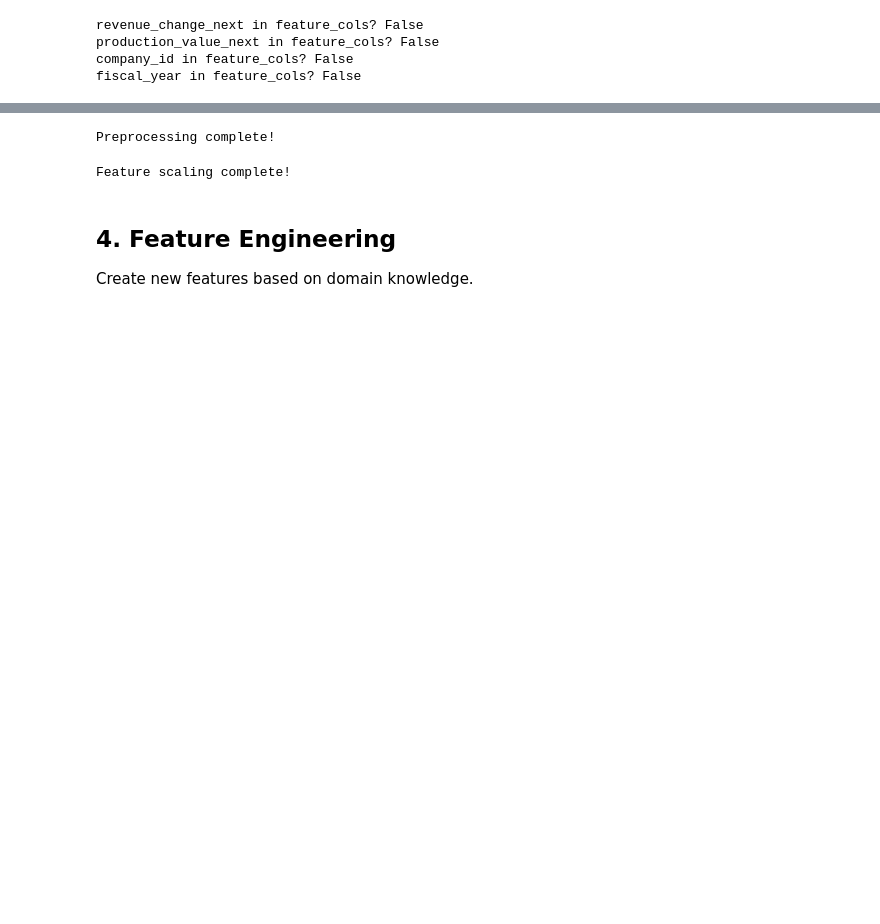
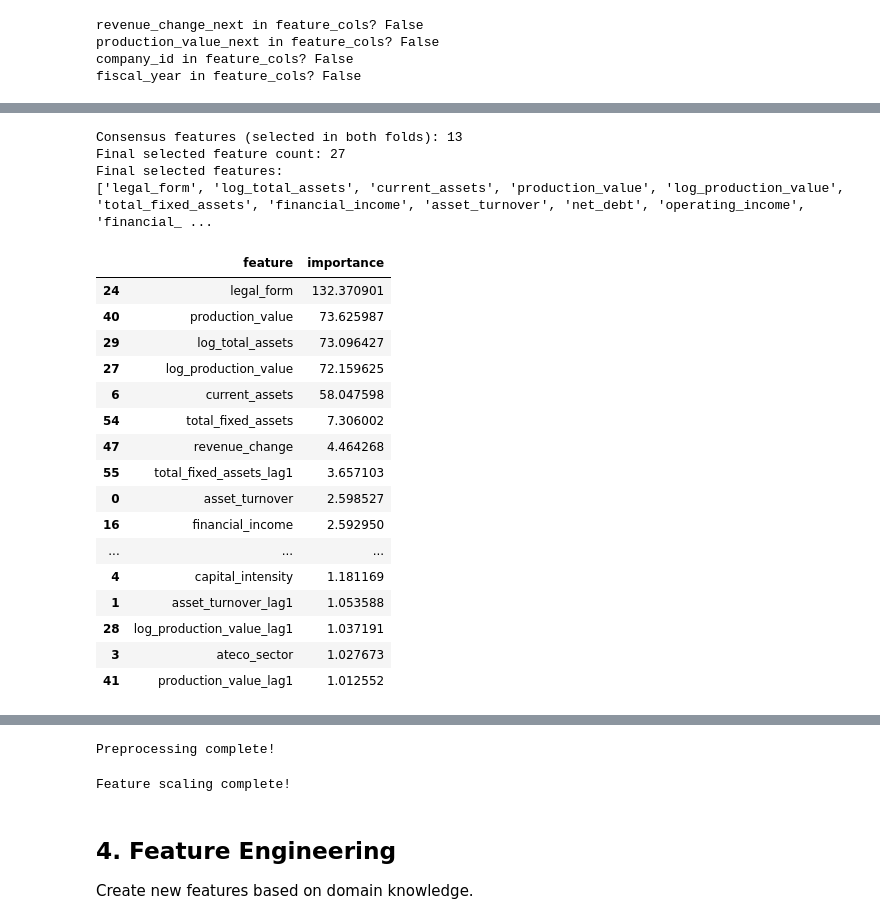
Before and after one commit to KorayAydin3k/Expert_AI_project, a Jupyter notebook: notebook/starter_template_2.ipynb, the cells around one changed output, grey strips where cells are left out. Cells and saved outputs as stored; diff of their text form; code cells hidden in the pictures; blank space fills up the shorter version.

```diff
--- a/notebook/starter_template_2.ipynb
+++ b/notebook/starter_template_2.ipynb
@@ -711,6 +818,13 @@ model_df['high_growth_flag'] = (model_df['revenue_change'] > 100).astype(int)
 model_df['negative_growth_flag'] = (model_df['revenue_change'] < 0).astype(int)
 model_df['extreme_growth_flag'] = (model_df['revenue_change'] > 200).astype(int)
 model_df['extreme_decline_flag'] = (model_df['revenue_change'] < -50).astype(int)
+
+# Explicit extreme-event dummies requested for -50% / 200% thresholds
+model_df['rev_decline_below_m50_dummy'] = (model_df['revenue_change'] < -50).astype(int)
+model_df['rev_growth_above_200_dummy'] = (model_df['revenue_change'] > 200).astype(int)
+model_df['rev_extreme_event_dummy'] = (
+    (model_df['revenue_change'] < -50) | (model_df['revenue_change'] > 200)
+).astype(int)
 
 # Lag features for important financial variables
 
@@ -1048,0 +1461,57 @@ fiscal_year in feature_cols? False
+# %%
+# Build a final feature set from fold-wise results
+all_importances = pd.concat(fold_importances, axis=0, ignore_index=True)
+avg_importance = (
+    all_importances.groupby('feature', as_index=False)['importance']
+    .mean()
+    .sort_values('importance', ascending=False)
+)
+
+feature_freq = pd.Series(
+    [f for fs in selected_features_by_fold.values() for f in fs]
+).value_counts()
+
+# Consensus = selected in both folds
+consensus_features = feature_freq[feature_freq >= 2].index.tolist()
+
+# If consensus is small, backfill by average permutation importance
+if best_k_by_fold:
+    target_final_k = int(np.median(list(best_k_by_fold.values())))
+else:
+    target_final_k = 35
+
+if len(consensus_features) < min(20, target_final_k):
+    ranked = avg_importance['feature'].tolist()
+    merged = list(dict.fromkeys(consensus_features + ranked))
+    final_feature_cols = merged[:max(target_final_k, 20)]
+else:
+    final_feature_cols = consensus_features[:target_final_k]
+
+print(f"Consensus features (selected in both folds): {len(consensus_features)}")
+print(f"Final selected feature count: {len(final_feature_cols)}")
+print('Final selected features:')
+print(final_feature_cols)
+
+display(avg_importance.head(25))
+# %% [output]
+Consensus features (selected in both folds): 13
+Final selected feature count: 27
+Final selected features:
+['legal_form', 'log_total_assets', 'current_assets', 'production_value', 'log_production_value', 'total_fixed_assets', 'financial_income', 'asset_turnover', 'net_debt', 'operating_income', 'financial_ ...
+|  | feature | importance |
+| 24 | legal_form | 132.370901 |
+| 40 | production_value | 73.625987 |
+| 29 | log_total_assets | 73.096427 |
+| 27 | log_production_value | 72.159625 |
+| 6 | current_assets | 58.047598 |
+| 54 | total_fixed_assets | 7.306002 |
+| 47 | revenue_change | 4.464268 |
+| 55 | total_fixed_assets_lag1 | 3.657103 |
+| 0 | asset_turnover | 2.598527 |
+| 16 | financial_income | 2.592950 |
+| ... | ... | ... |
+| 4 | capital_intensity | 1.181169 |
+| 1 | asset_turnover_lag1 | 1.053588 |
+| 28 | log_production_value_lag1 | 1.037191 |
+| 3 | ateco_sector | 1.027673 |
+| 41 | production_value_lag1 | 1.012552 |
```
Also changed, not shown: parts of 7 cells of this notebook.
